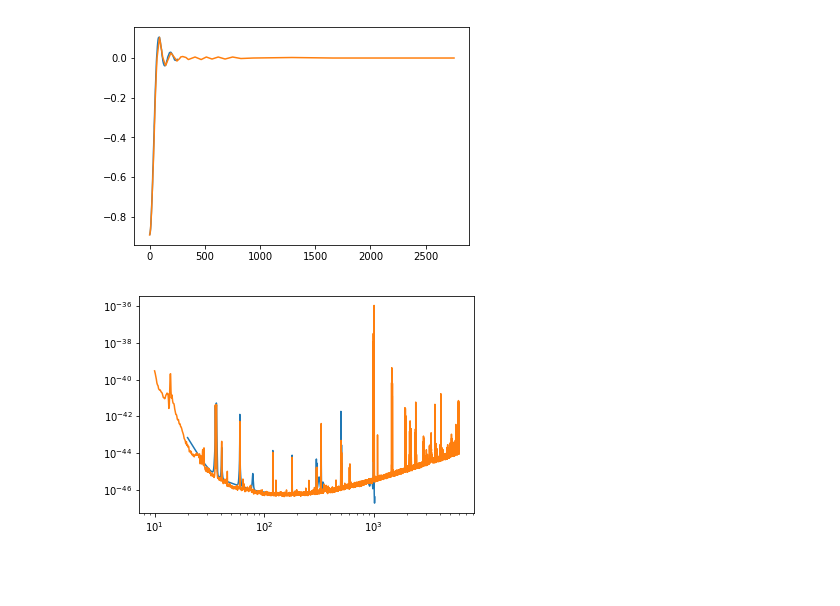
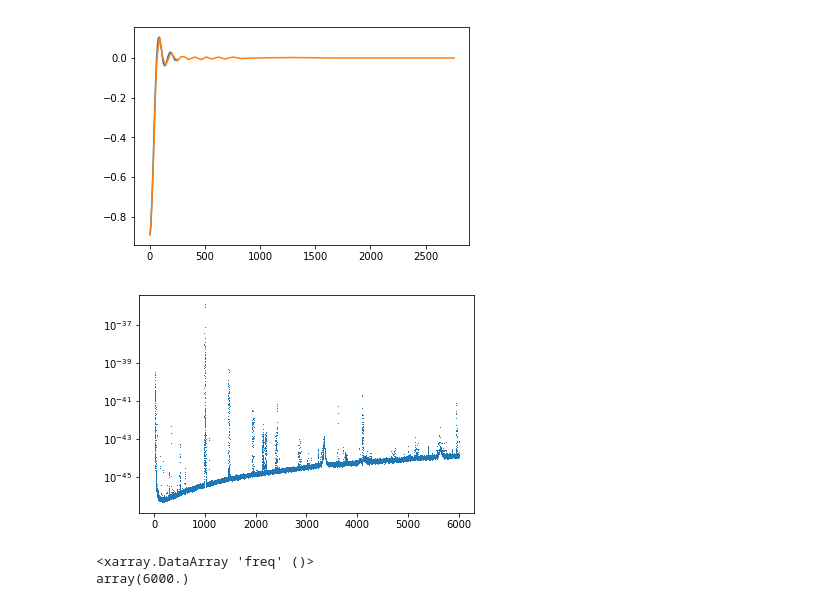
Before and after one commit to afarah18/stochastic_cosmo, a Jupyter notebook: horizon_dist_calculator.ipynb, the cells around one changed output. Cells and saved outputs as stored; diff of their text form; code cells hidden in the pictures; blank space fills up the shorter version.

```diff
--- a/horizon_dist_calculator.ipynb
+++ b/horizon_dist_calculator.ipynb
@@ -635,11 +656,15 @@ def f_integrand(f,obs_run):
 
     return overlap * freq_power / (PH * PL)
 # %%
-plt.plot(PSD_O1_xr.freq,PSD_O1_xr.Hanford)
+plt.plot(PSD_O1_xr.freq,PSD_O1_xr.Hanford,marker=',',linewidth=0.0001)
 
-plt.plot(strain_O1_xr.freq,np.power(strain_O1_xr.Hanford,2))
+# plt.plot(strain_O1_xr.freq,np.power(strain_O1_xr.Hanford,2))
 plt.yscale('log')
-plt.xscale('log')
+# plt.xscale('log')
+# plt.xlim(1e3-2,1e3+7)
 plt.show()
+PSD_O1_xr.freq.max()
 # %% [output]
-[figure, old version]
+[figure, new version]
+<xarray.DataArray 'freq' ()>
+array(6000.)
```
Also changed, not shown: parts of 7 cells of this notebook.
